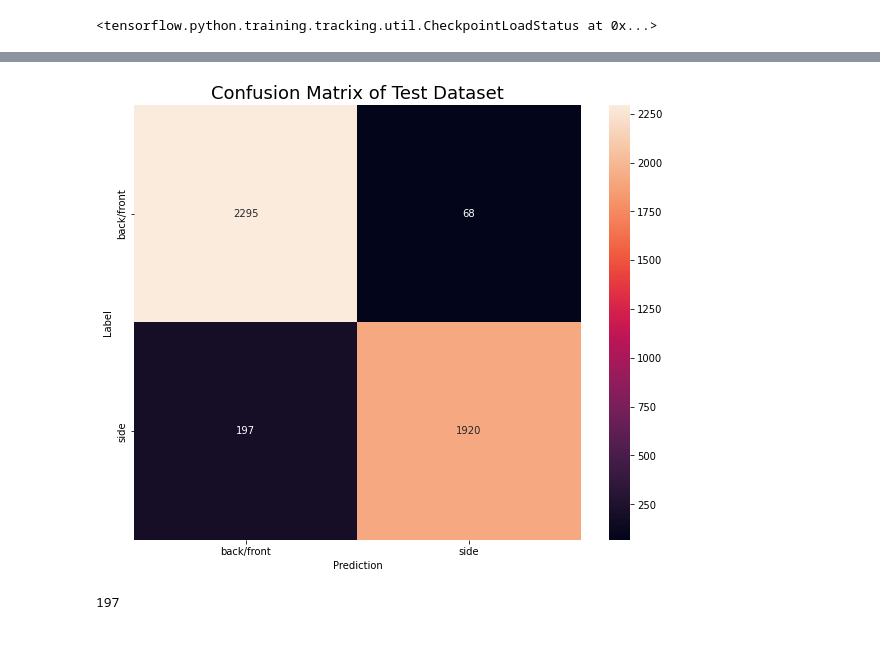
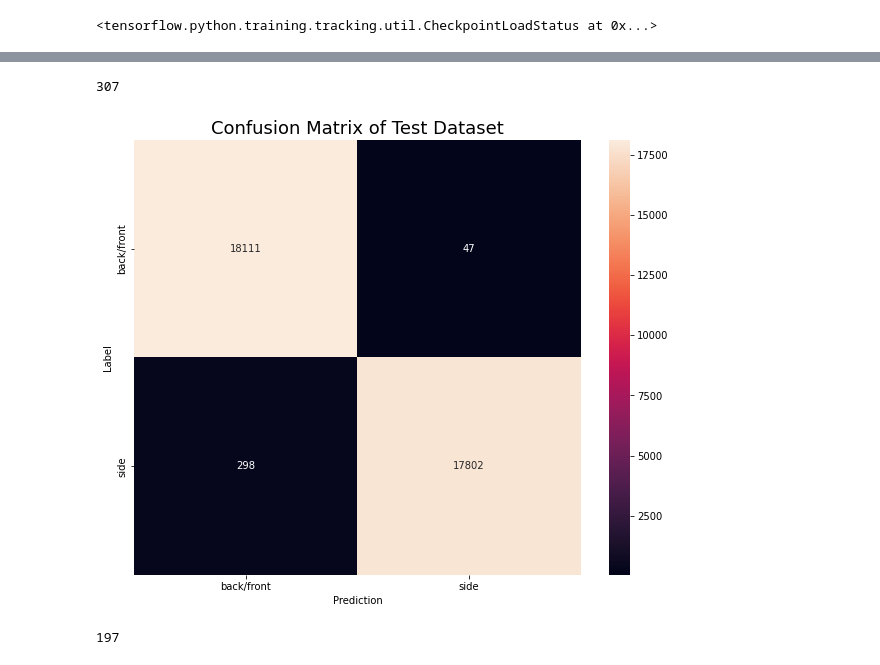
Before and after one commit to MockaWolke/SVI_Model_ToolBox, a Jupyter notebook: view_directions_sequence/training/retrain_best_model.ipynb, the cells around one changed output, grey strips where cells are left out. Cells and saved outputs as stored; diff of their text form; code cells hidden in the pictures.

```diff
--- a/view_directions_sequence/training/retrain_best_model.ipynb
+++ b/view_directions_sequence/training/retrain_best_model.ipynb
@@ -208,4 +220,3 @@ val_df['labels'] = (val_df.view_direction == 'Sideways').astype(float)
 # %%
-model.load_weights('tuner_run\imnet_warm.ckpt')
 model.evaluate(val_ds)
 # %% [output]
@@ -214,3 +225,3 @@ model.evaluate(val_ds)
 # %%
-preds = model.predict(val_ds,verbose = 1)[:,1]
+preds = model.predict(ds,verbose = 1)[:,1]
 # %% [output]
@@ -218,3 +229,3 @@ preds = model.predict(val_ds,verbose = 1)[:,1]
 # %%
-val_df['pred'] = preds
+df['pred'] = preds
 # %%
@@ -225,3 +236,7 @@ bce(val_df.labels,val_df.pred).numpy()
 # %%
 bce = tf.keras.losses.BinaryCrossentropy(reduction=tf.keras.losses.Reduction.NONE)
-val_df['loss'] = bce(val_df.labels.values[:,None],preds[:,None])
+df['loss'] = bce(df.labels.values[:,None],preds[:,None])
+# %%
+(df.loss > 1).sum()
+# %% [output]
+307
@@ -228,21 +247,21 @@ val_df['loss'] = bce(val_df.labels.values[:,None],preds[:,None])
 # %%
 val_df.sort_values("loss").reset_index().to_feather('imgl.df')
 # %%
-confusion_mtx = tf.math.confusion_matrix(labels,preds > 0.5)
+confusion_mtx = tf.math.confusion_matrix(df.labels,preds > 0.5)
 import seaborn as sns
 import matplotlib.pyplot as plt
 plt.figure(figsize=(10, 8))
 
 names = ["back/front","side"]
 
 sns.heatmap(confusion_mtx, xticklabels=names, yticklabels=names,
           annot=True, fmt='g')
 plt.title("Confusion Matrix of Test Dataset",fontsize=18)
 plt.xlabel('Prediction')
 plt.ylabel('Label')
 plt.show()
 # %% [output]
-[figure, old version]
+[figure, new version]
 # %%
 import tensorflow as tf
 import numpy as np
```
Also changed, not shown: parts of 15 cells of this notebook, 1 other file.
